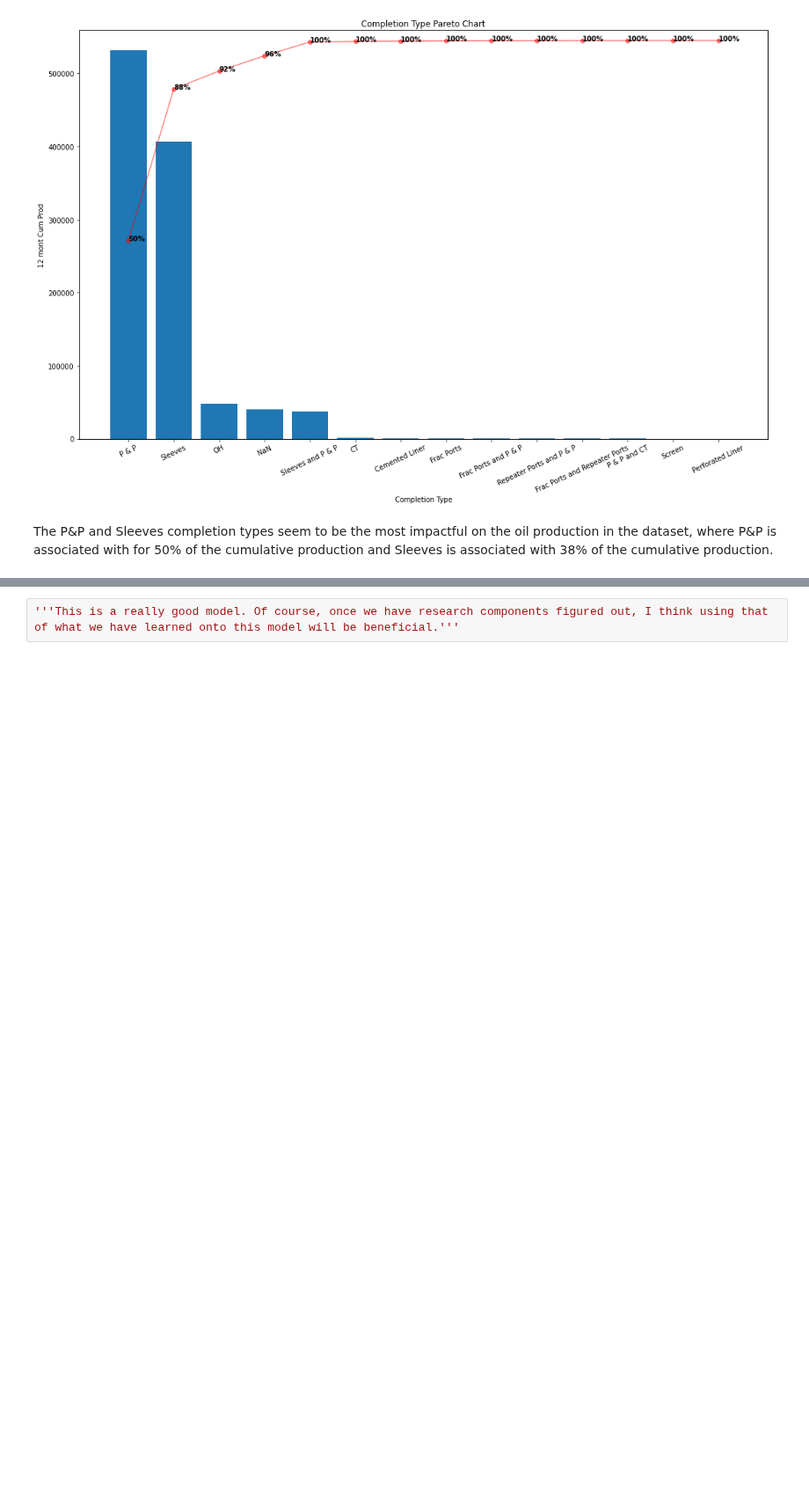
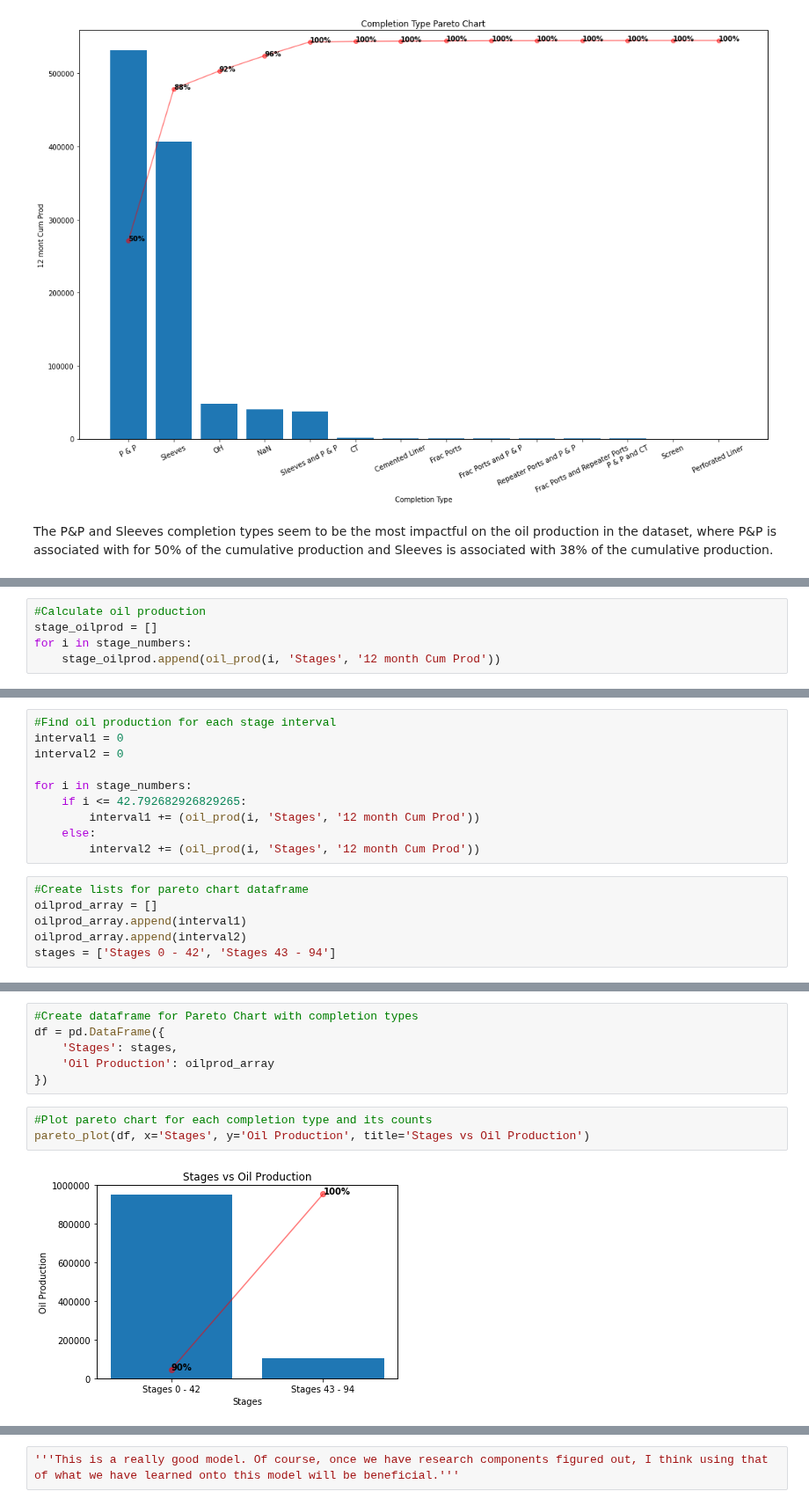
Before and after one commit to FRI-Energy-Analytics/2020_summer_fellows, a Jupyter notebook: Feature Selection - Novel Viz/Model_Testing/Pareto Chart.ipynb, the cells around one changed output, grey strips where cells are left out. Shown at 88% size. Saved outputs shown, nothing was run; the diff lists cells and outputs as text; blank space fills up the shorter version.

```diff
--- a/Feature Selection - Novel Viz/Model_Testing/Pareto Chart.ipynb
+++ b/Feature Selection - Novel Viz/Model_Testing/Pareto Chart.ipynb
@@ -194,0 +225,5 @@ The P&P and Sleeves completion types seem to be the most impactful on the oil pr
+# %%
+#Calculate oil production
+stage_oilprod = []
+for i in stage_numbers:
+    stage_oilprod.append(oil_prod(i, 'Stages', '12 month Cum Prod'))
@@ -194,0 +272,16 @@ The P&P and Sleeves completion types seem to be the most impactful on the oil pr
+# %%
+#Find oil production for each stage interval
+interval1 = 0
+interval2 = 0
+
+for i in stage_numbers:
+    if i <= 42.792682926829265:
+        interval1 += (oil_prod(i, 'Stages', '12 month Cum Prod'))
+    else:
+        interval2 += (oil_prod(i, 'Stages', '12 month Cum Prod'))
+# %%
+#Create lists for pareto chart dataframe
+oilprod_array = []
+oilprod_array.append(interval1)
+oilprod_array.append(interval2)
+stages = ['Stages 0 - 42', 'Stages 43 - 94']
@@ -194,0 +326,11 @@ The P&P and Sleeves completion types seem to be the most impactful on the oil pr
+# %%
+#Create dataframe for Pareto Chart with completion types
+df = pd.DataFrame({
+    'Stages': stages,
+    'Oil Production': oilprod_array
+})
+# %%
+#Plot pareto chart for each completion type and its counts
+pareto_plot(df, x='Stages', y='Oil Production', title='Stages vs Oil Production')
+# %% [output]
+[figure, added]
```
Also changed, not shown: parts of 19 cells of this notebook.
